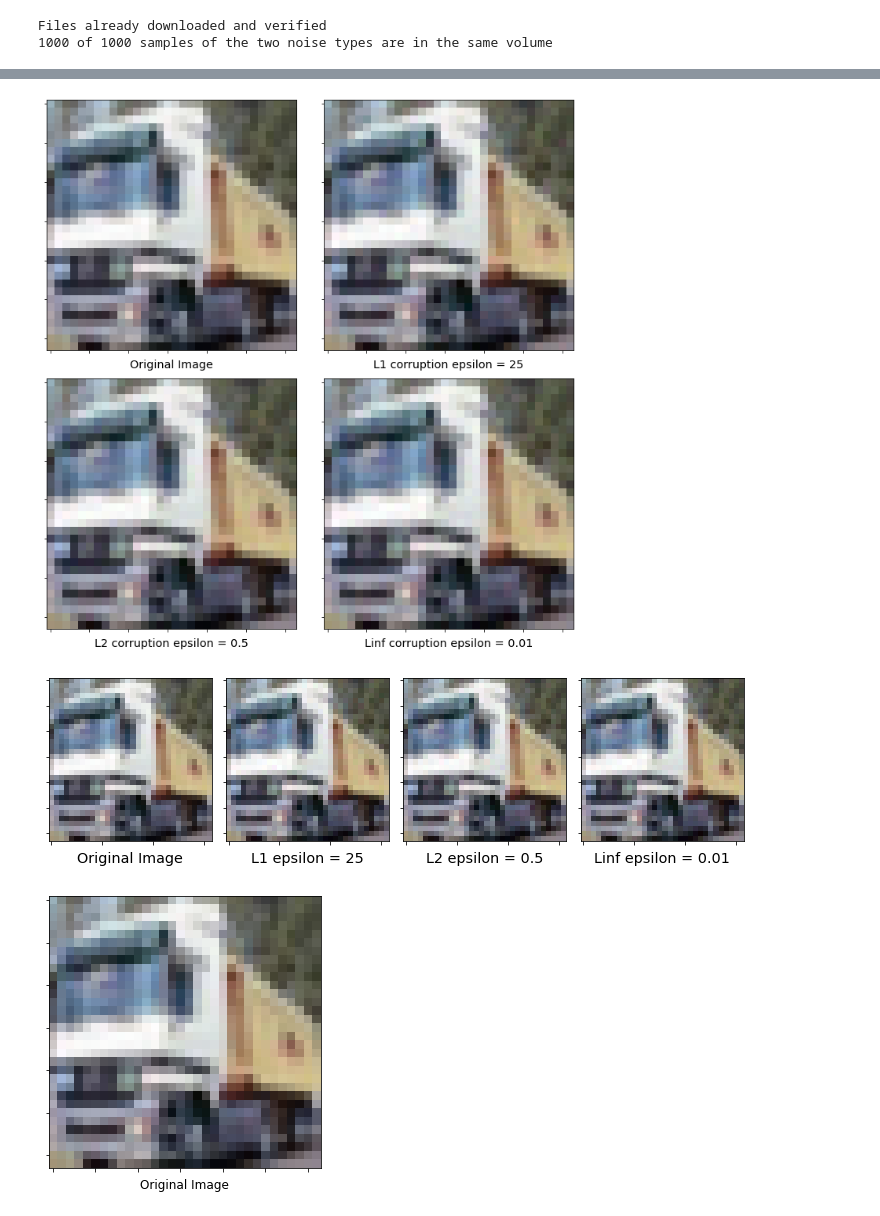
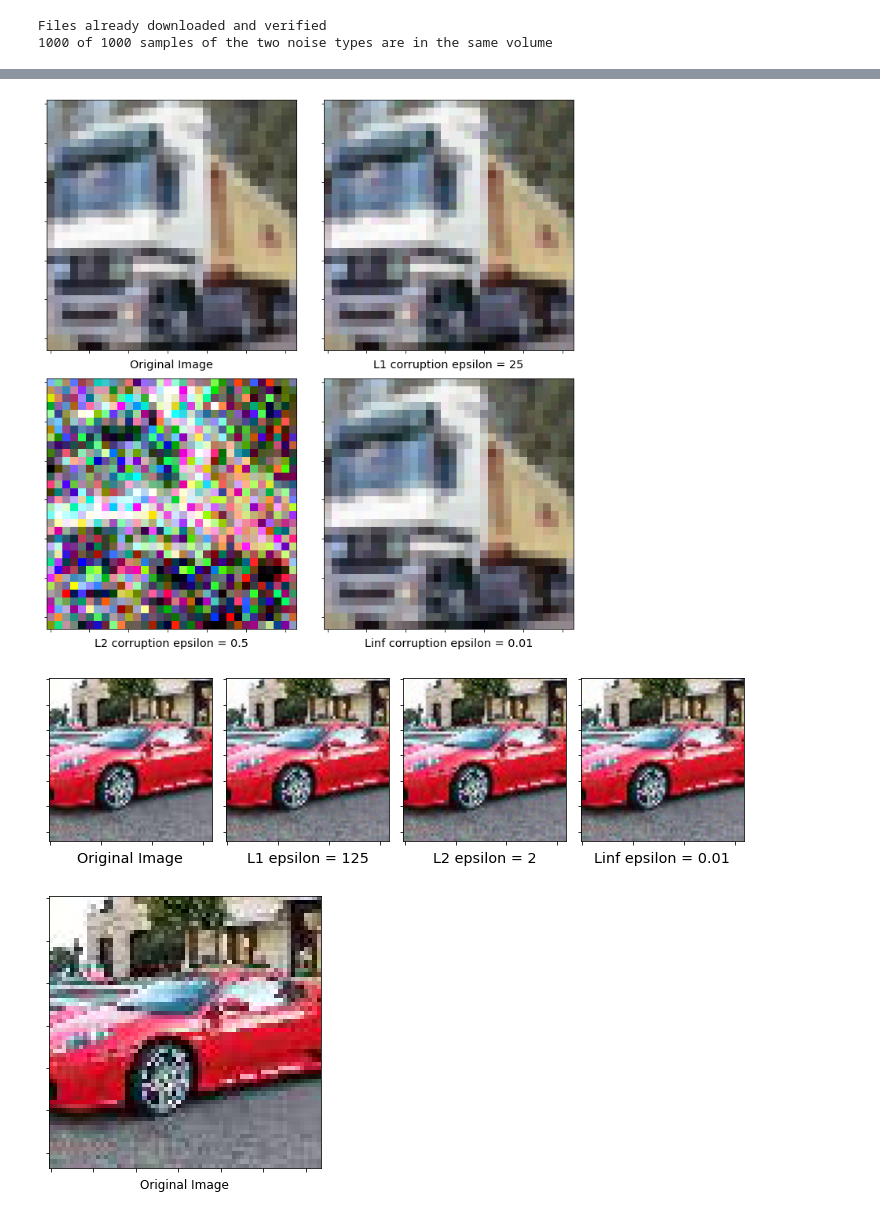
Before and after one commit to Georgsiedel/Lp-norm-corruption-robustness, a Jupyter notebook: notebooks/lp-norm-corruptions-volumes-and-visualization.ipynb, the cells around one changed output, grey strips where cells are left out. Cells and saved outputs as stored; diff of their text form; code cells hidden in the pictures.

```diff
--- a/notebooks/lp-norm-corruptions-volumes-and-visualization.ipynb
+++ b/notebooks/lp-norm-corruptions-volumes-and-visualization.ipynb
@@ -10,3 +10,9 @@ import random
 from torchvision.utils import save_image
 import matplotlib.pyplot as plt
 import torch.distributions as dist
+# %%
+x = torch.tensor([[2, 2], [2, 2]])
+y = torch.tensor([[1, 1]])
+print(x + y)
+print(x.size())
+print(y.size())
@@ -34,7 +45,7 @@ def sample_lp_corr(noise_type, epsilon, img, density_distribution):
         pixels = []
         if noise_type == 'uniform-linf':
             if density_distribution == 'max':  # sample on the hull of the norm ball
-                rand = np.random.random(img.shape)
+                rand = np.random.random(np.array(img).shape)
                 sign = np.where(rand < 0.5, -1, 1)
                 img = img + (sign * epsilon)
             else: #sample uniformly inside the norm ball
@@ -67,13 +78,16 @@ def sample_lp_corr(noise_type, epsilon, img, density_distribution):
         elif 'uniform-l' in noise_type:
             lp = [float(x) for x in re.findall(r'-?\d+\.?\d*', noise_type)]
             lp = lp[0]
-            u = np.random.laplace(0, 1 / lp, size=(np.array(img).shape))
+            u = np.random.gamma(1/lp, 1, size=(np.array(img).shape))
+            u = u ** (1/lp)
+            rand = np.random.random(np.array(img).shape)
+            sign = np.where(rand < 0.5, -1, 1)
             norm = np.sum(abs(u) ** lp) ** (1 / lp)
             if density_distribution == 'max':
                 r = 1
             else:
                 r = np.random.random() ** (1.0 / d)
-            corr = epsilon * r * u / norm
+            corr = epsilon * r * u * sign / norm
             img = img + corr
             img = np.ma.clip(img, 0, 1)
         else:
@@ -485,9 +499,9 @@ image9 = torch.squeeze(image9)
 image10 = torch.squeeze(image10)
 image11 = torch.squeeze(image11)
 image12 = torch.squeeze(image12)
-image10 = sample_lp_corr('uniform-l1', 20.0, image10, 'max')
-image11 = sample_lp_corr('uniform-l2', 0.5, image11, 'max')
-image12 = sample_lp_corr('uniform-linf', 0.01, image12, 'max')
+image10 = sample_lp_corr('uniform-l1', 25, image10, 'max')
+image11 = sample_lp_corr('uniform-l0.5', 1400000, image11, 'max')
+image12 = sample_lp_corr('uniform-l2', 0.5, image12, 'max')
 image9 = image9.permute(1, 2, 0)
 image10 = image10.permute(1, 2, 0)
 image11 = image11.permute(1, 2, 0)
@@ -513,49 +527,59 @@ axs[1, 1].set_xlabel('Linf corruption epsilon = 0.01', fontsize= 'x-large')
 plt.tight_layout()
 fig4.savefig("imperceptible_corruptions_square.pdf")
 # %% [output]
-[figure, old version]
+[figure, new version]
 # %%
-j=1
-for id, (input, target) in enumerate(trainloader):
-    if j == id:
-        image9 = input
-        image10 = input
-        image11 = input
-        image12 = input
-        break
-image9 = torch.squeeze(image9)
-image10 = torch.squeeze(image10)
-image11 = torch.squeeze(image11)
-image12 = torch.squeeze(image12)
-image10 = sample_lp_corr('uniform-l1', 20.0, image10, 'max')
-image11 = sample_lp_corr('uniform-l2', 0.5, image11, 'max')
-image12 = sample_lp_corr('uniform-linf', 0.01, image12, 'max')
+#j=1
+#for id, (input, target) in enumerate(trainloader):
+#    if j == id:
+#        image9 = input
+#        image10 = input
+#        image11 = input
+#        image12 = input
+#        break
+
+#image9 = torch.squeeze(image9)
+#image10 = torch.squeeze(image10)
+#image11 = torch.squeeze(image11)
+#image12 = torch.squeeze(image12)
+
+from PIL import Image
+import torchvision
+
+image = Image.open("/kaggle/input/tinyin/test_73.JPEG")
+image = torchvision.transforms.ToTensor()(image)
+image = torch.squeeze(image)
+
+image9 = image
+image10 = sample_lp_corr('uniform-l10', 0.06, image, 'max')
+image11 = sample_lp_corr('uniform-l50', 0.04, image, 'max')
+image12 = sample_lp_corr('uniform-l2', 2, image, 'max')
 image9 = image9.permute(1, 2, 0)
 image10 = image10.permute(1, 2, 0)
 image11 = image11.permute(1, 2, 0)
 image12 = image12.permute(1, 2, 0)
 fig4, axs = plt.subplots(1, 4)
 fig4.set_size_inches(10, 10)
 axs[0].imshow(image9)
 axs[1].imshow(image10)
 axs[2].imshow(image11)
 axs[3].imshow(image12)
 axs[0].xaxis.set_ticklabels([])
 axs[0].yaxis.set_ticklabels([])
 axs[1].xaxis.set_ticklabels([])
 axs[1].yaxis.set_ticklabels([])
 axs[2].xaxis.set_ticklabels([])
 axs[2].yaxis.set_ticklabels([])
 axs[3].xaxis.set_ticklabels([])
 axs[3].yaxis.set_ticklabels([])
 axs[0].set_xlabel('Original Image', fontsize= 'x-large')
-axs[1].set_xlabel('L1 epsilon = 25', fontsize= 'x-large')
-axs[2].set_xlabel('L2 epsilon = 0.5', fontsize= 'x-large')
+axs[1].set_xlabel('L1 epsilon = 125', fontsize= 'x-large')
+axs[2].set_xlabel('L2 epsilon = 2', fontsize= 'x-large')
 axs[3].set_xlabel('Linf epsilon = 0.01', fontsize= 'x-large')
 plt.tight_layout()
 fig4.savefig("imperceptible_corruptions_row.pdf")
 # %% [output]
-[figure, old version]
+[figure, new version]
 # %%
 fig5, axs = plt.subplots(1)
 fig5.set_size_inches(5, 5)
@@ -566,4 +590,4 @@ axs.set_xlabel('Original Image', fontsize= 'large')
 
 fig5.savefig("original_image.pdf")
 # %% [output]
-[figure, old version]
+[figure, new version]
```
Also changed, not shown: parts of 7 cells of this notebook, 1 other file.
